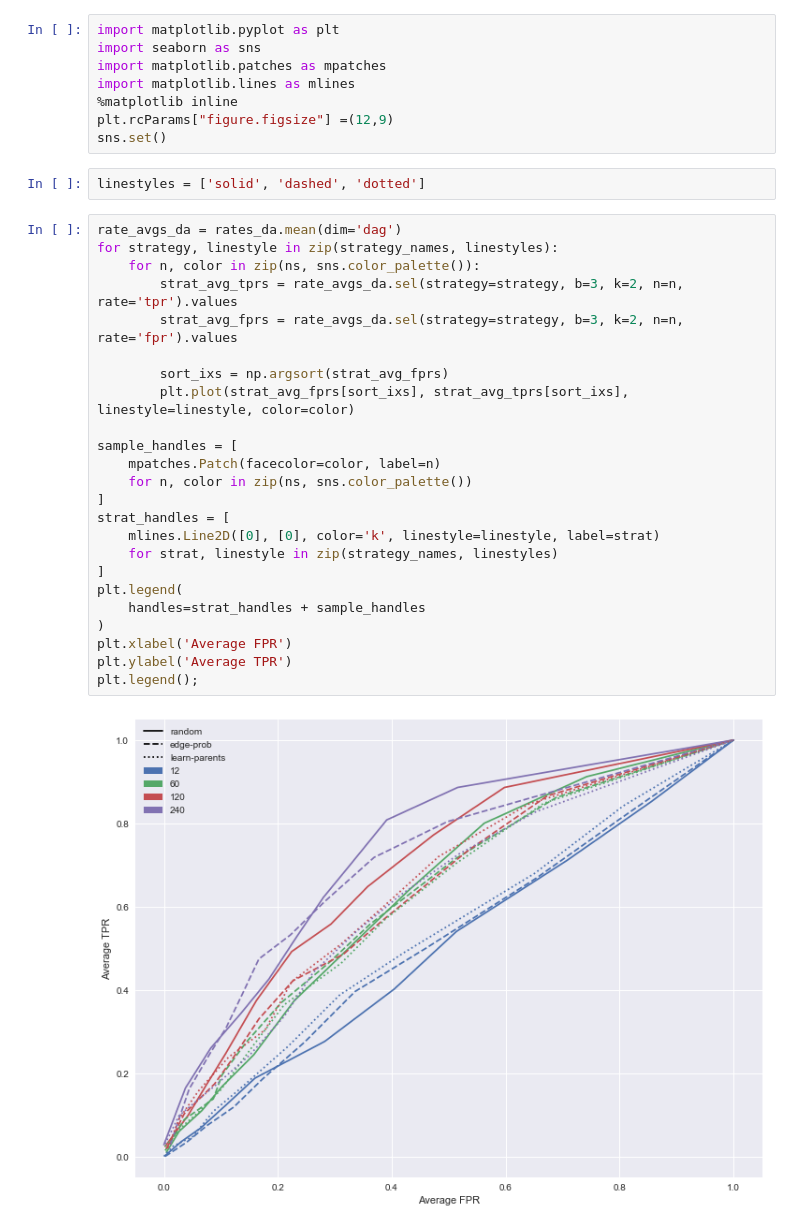
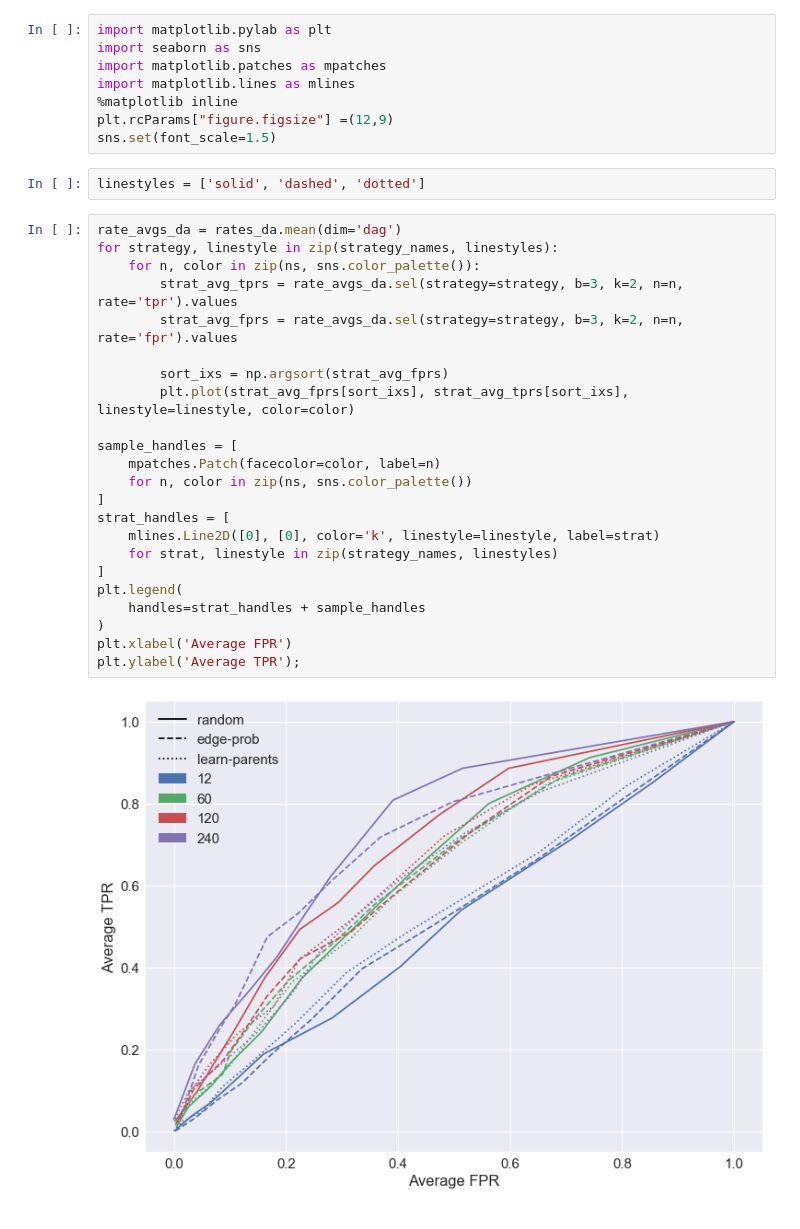
Before and after one commit to agrawalraj/active_learning, a Jupyter notebook: new/analyze_results.ipynb, the cells around one changed output. Drawn from its saved outputs; the diff is of its cells as text.

```diff
--- a/new/analyze_results.ipynb
+++ b/new/analyze_results.ipynb
@@ -82,38 +82,37 @@ print(rates_da.dims)
 # %% [markdown]
 ### Plot curves for each strategy
 # %%
-import matplotlib.pyplot as plt
+import matplotlib.pylab as plt
 import seaborn as sns
 import matplotlib.patches as mpatches
 import matplotlib.lines as mlines
 %matplotlib inline
 plt.rcParams["figure.figsize"] =(12,9)
-sns.set()
+sns.set(font_scale=1.5)
 # %%
 linestyles = ['solid', 'dashed', 'dotted']
 # %%
 rate_avgs_da = rates_da.mean(dim='dag')
 for strategy, linestyle in zip(strategy_names, linestyles):
     for n, color in zip(ns, sns.color_palette()):
         strat_avg_tprs = rate_avgs_da.sel(strategy=strategy, b=3, k=2, n=n, rate='tpr').values
         strat_avg_fprs = rate_avgs_da.sel(strategy=strategy, b=3, k=2, n=n, rate='fpr').values
 
         sort_ixs = np.argsort(strat_avg_fprs)
         plt.plot(strat_avg_fprs[sort_ixs], strat_avg_tprs[sort_ixs], linestyle=linestyle, color=color)
 
 sample_handles = [
     mpatches.Patch(facecolor=color, label=n)
     for n, color in zip(ns, sns.color_palette())
 ]
 strat_handles = [
     mlines.Line2D([0], [0], color='k', linestyle=linestyle, label=strat)
     for strat, linestyle in zip(strategy_names, linestyles)
 ]
 plt.legend(
     handles=strat_handles + sample_handles
 )
 plt.xlabel('Average FPR')
-plt.ylabel('Average TPR')
-plt.legend();
+plt.ylabel('Average TPR');
 # %% [output]
-[figure, old version]
+[figure, new version]
```
Also changed, not shown: 2 other files.
